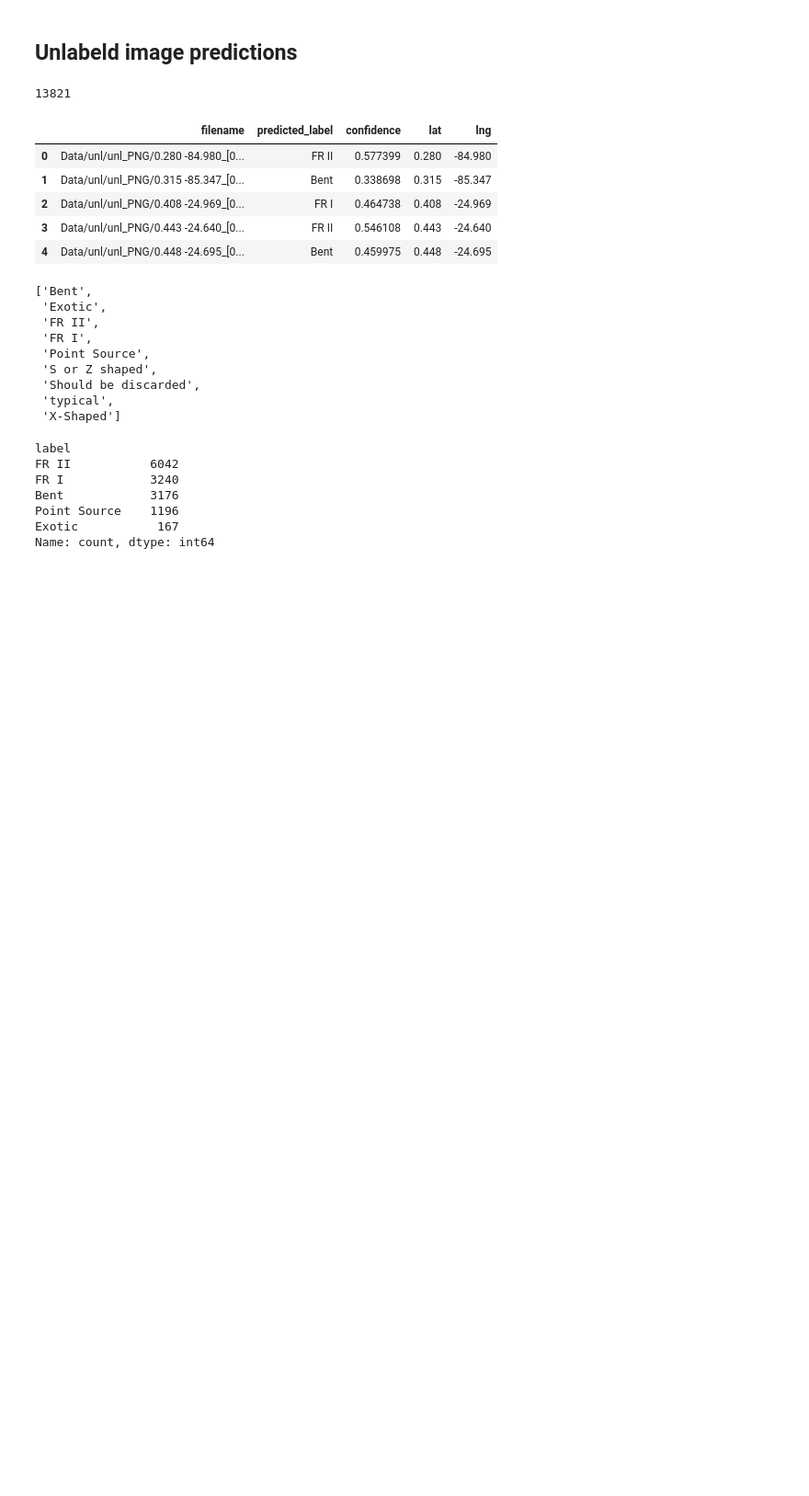
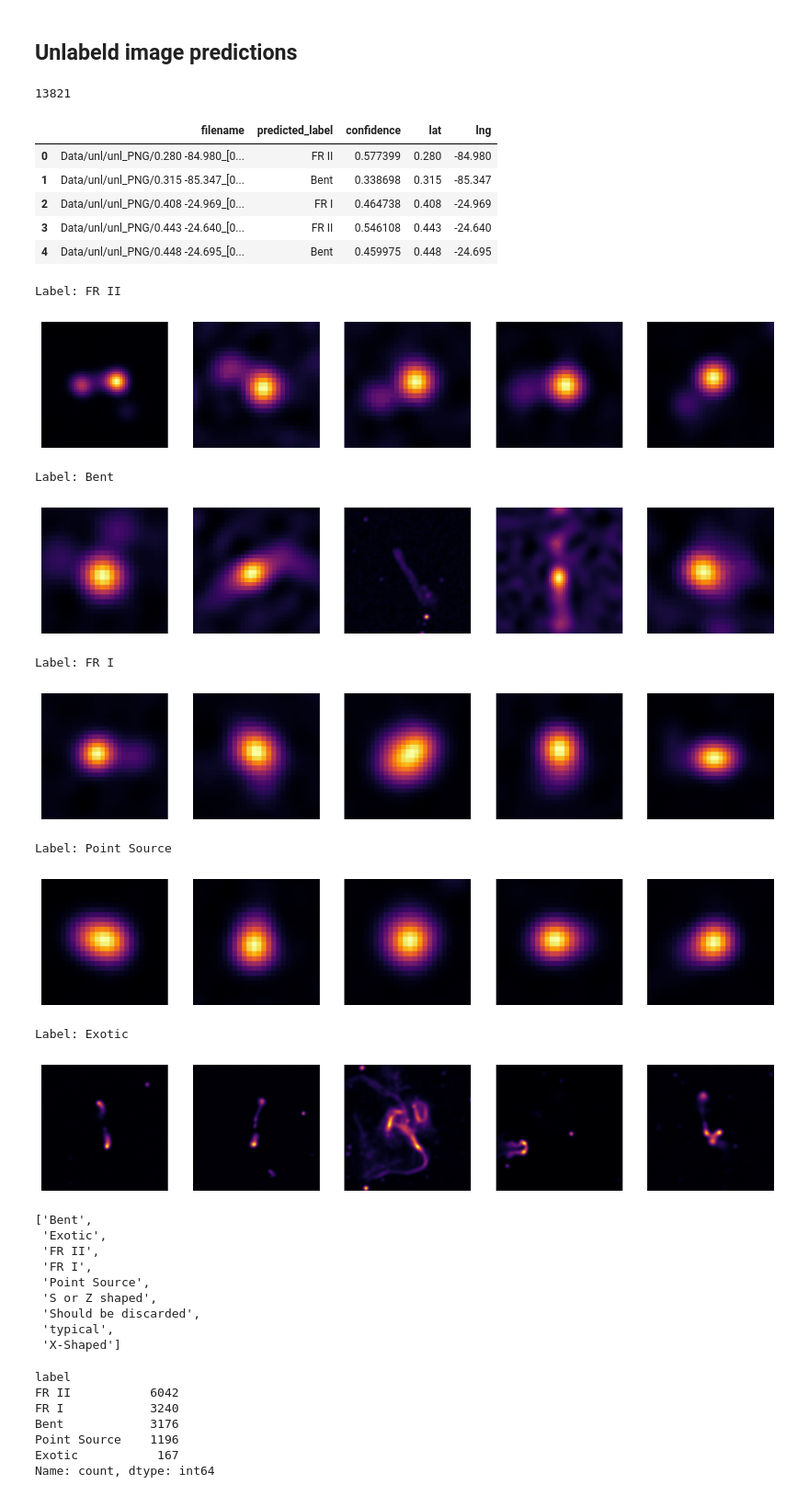
Before and after one commit to Khotso-Bore/automatic-labeling, a Jupyter notebook: main.ipynb, the cells around one changed output. Shown at 92% size. Cells and saved outputs as stored; diff of their text form; code cells hidden in the pictures; blank space fills up the shorter version.

Commit message:
model

```diff
--- a/main.ipynb
+++ b/main.ipynb
@@ -621,3 +623,7 @@ class CustomDataset(Dataset):
+# %%
+save_model = False
+vgg16_epochs = 30 if save_model else 0
+resnet18_epochs = 100 if save_model else 0
 # %% [markdown]
 ## Train function
 # %%
@@ -804,10 +810,6 @@ def get_vgg16(numerical_label_dict):
     #print(vgg16)
 # %% [markdown]
 ### train model
-# %%
-save_model = False
-vgg16_epochs = 0
-resnet18_epochs = 0
 # %%
 epochs = vgg16_epochs
 results_list = {}
@@ -1252,6 +1254,33 @@ predictions_df.head()
 | 2 | Data/unl/unl_PNG/0.408 -24.969_[0... | FR I | 0.464738 | 0.408 | -24.969 |
 | 3 | Data/unl/unl_PNG/0.443 -24.640_[0... | FR II | 0.546108 | 0.443 | -24.640 |
 | 4 | Data/unl/unl_PNG/0.448 -24.695_[0... | Bent | 0.459975 | 0.448 | -24.695 |
+# %%
+unique_labels = predictions_df['predicted_label'].unique()
+for label in unique_labels:
+    label_filenames = predictions_df[predictions_df['predicted_label'] == label]['filename'].dropna().tolist()
+    print(f"\nLabel: {label}")
+    # print the files in one row
+    plt.figure(figsize=(15, 5))
+    for i, filename in enumerate(label_filenames[:5]):
+        img = mpimg.imread(filename)
+        plt.subplot(1, 5, i+1)
+        plt.imshow(img)
+        plt.axis('off')
+        # plt.title(f"Label: {label}")
+
+
+    plt.show()
+# %% [output]
+Label: FR II
+[figure, added]
+Label: Bent
+[figure, added]
+Label: FR I
+[figure, added]
+Label: Point Source
+[figure, added]
+Label: Exotic
+[figure, added]
 # %%
 labels = list(numerical_label_dict.values())
 labels
```
Also changed, not shown: parts of 6 cells of this notebook.
